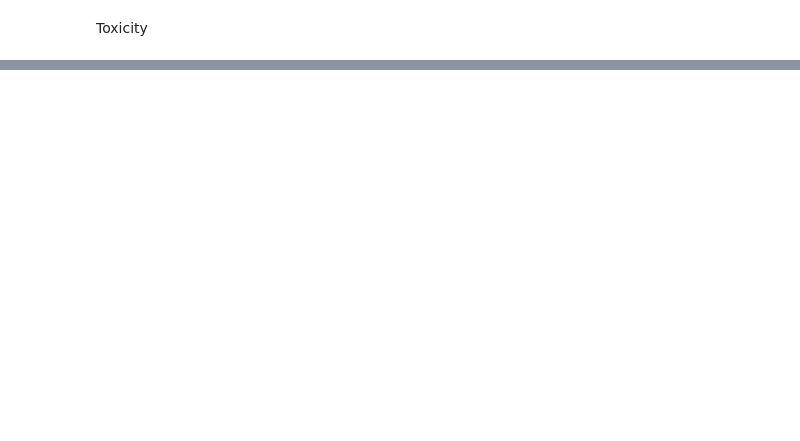
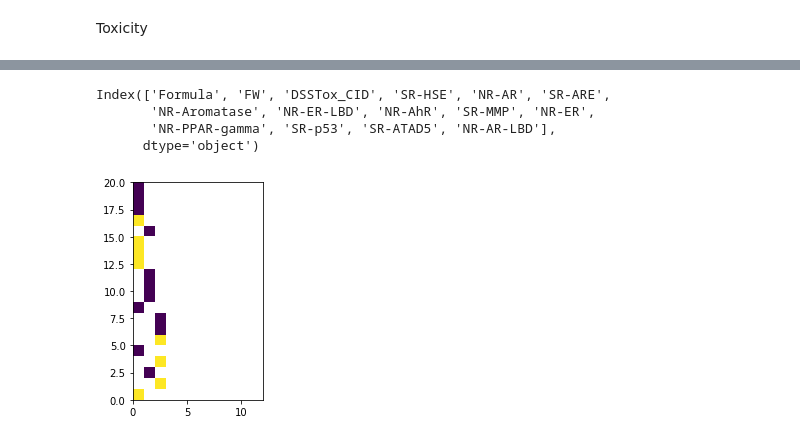
Before and after one commit to Kim-yk/pharmcad_port, a Jupyter notebook: AIBIO/Toxicity.ipynb, the cells around one changed output, grey strips where cells are left out. Cells and saved outputs as stored; diff of their text form; code cells hidden in the pictures; blank space fills up the shorter version.

```diff
--- a/AIBIO/Toxicity.ipynb
+++ b/AIBIO/Toxicity.ipynb
@@ -41,0 +61,21 @@ model.predict(test_dataset)
+# %%
+"""
+from rdkit import Chem
+import pandas as pd
+filename = "tox21_10k_data_all.sdf"
+basename = filename.split(".")[0]
+collector = []
+sdprovider = Chem.SDMolSupplier(filename)
+for i,mol in enumerate(sdprovider):
+    try:
+        moldict = {}
+        moldict['smiles'] = Chem.MolToSmiles(mol)
+        #Parse Data
+        for propname in mol.GetPropNames():
+            moldict[propname] = mol.GetProp(propname)
+        collector.append(moldict)
+    except:
+        print("Molecule %s failed"%i)
+data = pd.DataFrame(collector)
+data.to_csv(basename + '_pandas.csv')
+"""
@@ -41,0 +84,14 @@ model.predict(test_dataset)
+# %%
+def sdf_to_df(filepass):
+    mols = [mol for mol in Chem.SDMolSupplier(filepass) if mol is not None]
+    for id, mol in enumerate(mols):
+        if id == 0:
+            dicts = mol.GetPropsAsDict()
+            df = pd.DataFrame(dicts, index=[id,])
+        else:
+            dicts = mol.GetPropsAsDict()
+            dfplus = pd.DataFrame(dicts, index=[id,])
+            df = df.append(dfplus)
+    return mols, df
+
+train_x, train_df = sdf_to_df('./tox21_10k_data_all.sdf')
@@ -41,0 +119,14 @@ model.predict(test_dataset)
+# %%
+train_df.columns
+# %% [output]
+Index(['Formula', 'FW', 'DSSTox_CID', 'SR-HSE', 'NR-AR', 'SR-ARE',
+       'NR-Aromatase', 'NR-ER-LBD', 'NR-AhR', 'SR-MMP', 'NR-ER',
+       'NR-PPAR-gamma', 'SR-p53', 'SR-ATAD5', 'NR-AR-LBD'],
+      dtype='object')
+# %%
+import matplotlib.pyplot as plt
+
+hoge = train_df.iloc[0:20,3:15].to_numpy()
+dumb = plt.imshow(hoge*255,extent=[0,12,0,20])
+# %% [output]
+[figure, added]
```
Also changed, not shown: parts of 28 cells of this notebook.
